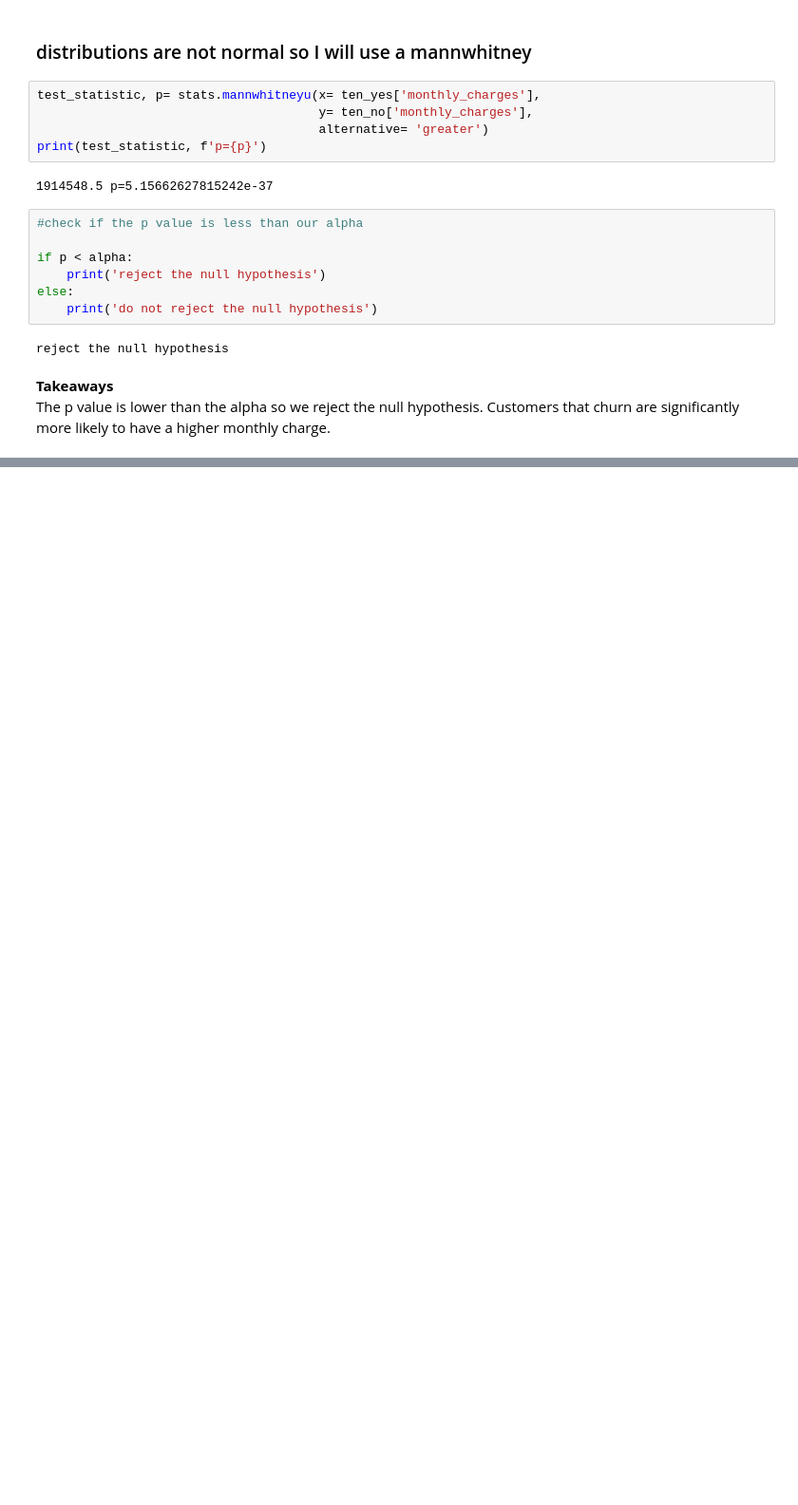
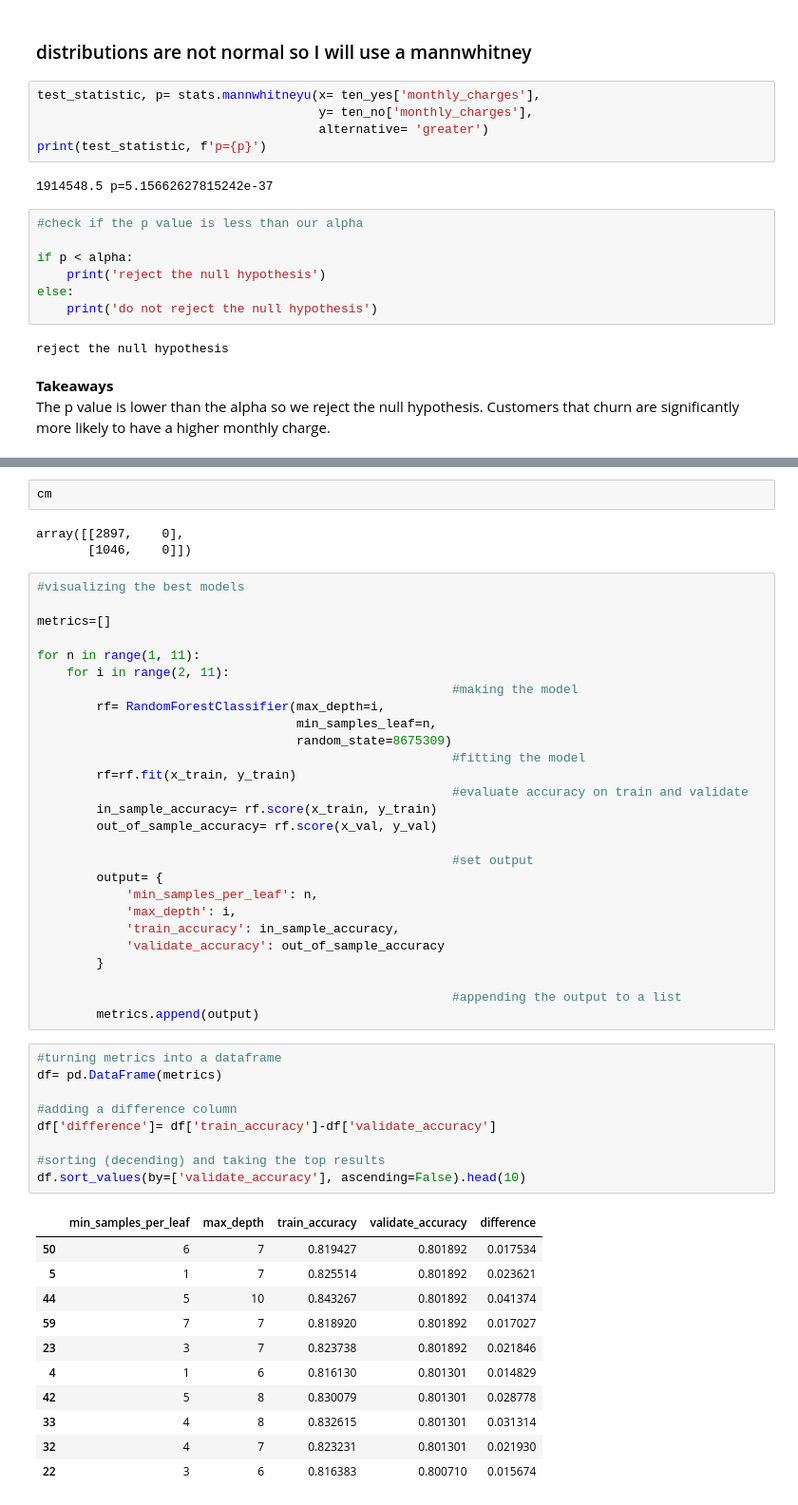
Before and after one commit to Andy-Jensen/Telco_project_part_1, a Jupyter notebook: explore_and_modeling.ipynb, the cells around one changed output, grey strips where cells are left out. Shown at 95% size. Drawn from its saved outputs; the diff is of its cells as text; blank space fills up the shorter version.

```diff
--- a/explore.ipynb
+++ b/explore_and_modeling.ipynb
@@ -405,0 +488,53 @@ The p value is lower than the alpha so we reject the null hypothesis. Customers
+# %%
+cm
+# %% [output]
+array([[2897,    0],
+       [1046,    0]])
+# %%
+#visualizing the best models
+
+metrics=[]
+
+for n in range(1, 11):
+    for i in range(2, 11):
+                                                        #making the model
+        rf= RandomForestClassifier(max_depth=i,
+                                   min_samples_leaf=n,
+                                   random_state=8675309)
+                                                        #fitting the model
+        rf=rf.fit(x_train, y_train)
+                                                        #evaluate accuracy on train and validate
+        in_sample_accuracy= rf.score(x_train, y_train)
+        out_of_sample_accuracy= rf.score(x_val, y_val)
+
+                                                        #set output
+        output= {
+            'min_samples_per_leaf': n,
+            'max_depth': i,
+            'train_accuracy': in_sample_accuracy,
+            'validate_accuracy': out_of_sample_accuracy
+        }
+
+                                                        #appending the output to a list
+        metrics.append(output)
+# %%
+#turning metrics into a dataframe
+df= pd.DataFrame(metrics)
+
+#adding a difference column
+df['difference']= df['train_accuracy']-df['validate_accuracy']
+
+#sorting (decending) and taking the top results
+df.sort_values(by=['validate_accuracy'], ascending=False).head(10)
+# %% [output]
+|  | min_samples_per_leaf | max_depth | train_accuracy | validate_accuracy | difference |
+| 50 | 6 | 7 | 0.819427 | 0.801892 | 0.017534 |
+| 5 | 1 | 7 | 0.825514 | 0.801892 | 0.023621 |
+| 44 | 5 | 10 | 0.843267 | 0.801892 | 0.041374 |
+| 59 | 7 | 7 | 0.818920 | 0.801892 | 0.017027 |
+| 23 | 3 | 7 | 0.823738 | 0.801892 | 0.021846 |
+| 4 | 1 | 6 | 0.816130 | 0.801301 | 0.014829 |
+| 42 | 5 | 8 | 0.830079 | 0.801301 | 0.028778 |
+| 33 | 4 | 8 | 0.832615 | 0.801301 | 0.031314 |
+| 32 | 4 | 7 | 0.823231 | 0.801301 | 0.021930 |
+| 22 | 3 | 6 | 0.816383 | 0.800710 | 0.015674 |
```
Also changed, not shown: parts of 9 cells of this notebook.
